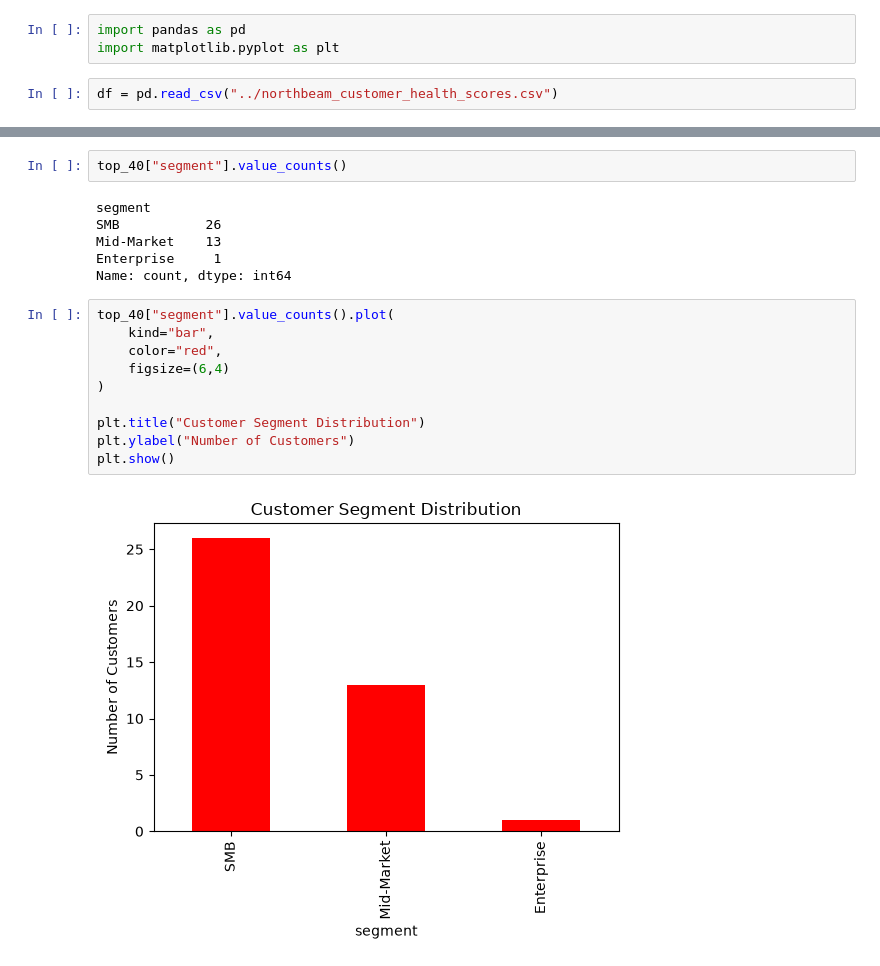
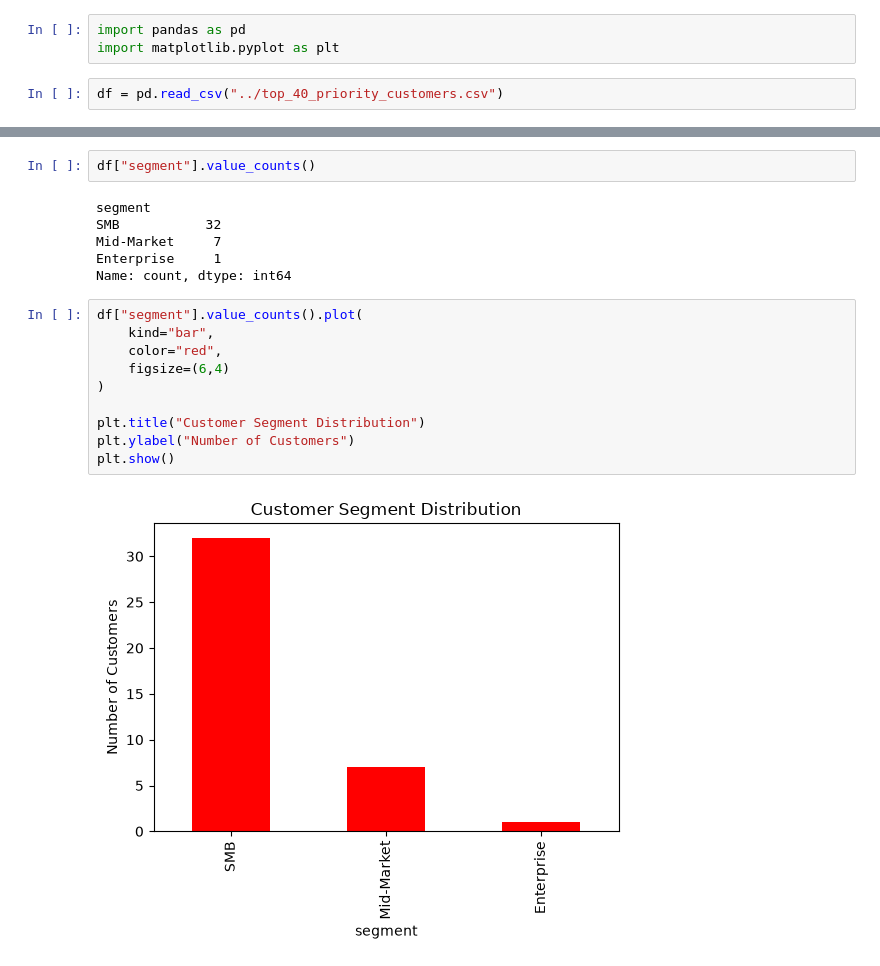
Before and after one commit to hr131464-lgtm/NorthBeam-Customer-Success-Strategy, a Jupyter notebook: notebooks/06_Final_Recommendations.ipynb, the cells around one changed output, grey strips where cells are left out. Cells and saved outputs as stored; diff of their text form.

```diff
--- a/notebooks/06_Final_Recommendations.ipynb
+++ b/notebooks/06_Final_Recommendations.ipynb
@@ -2,5 +2,5 @@
 import pandas as pd
 import matplotlib.pyplot as plt
 # %%
-df = pd.read_csv("../northbeam_customer_health_scores.csv")
+df = pd.read_csv("../top_40_priority_customers.csv")
 # %%
@@ -29,21 +16,21 @@ top_40
 # %%
-top_40["segment"].value_counts()
+df["segment"].value_counts()
 # %% [output]
 segment
-SMB           26
-Mid-Market    13
+SMB           32
+Mid-Market     7
 Enterprise     1
 Name: count, dtype: int64
 # %%
-top_40["segment"].value_counts().plot(
+df["segment"].value_counts().plot(
     kind="bar",
     color="red",
     figsize=(6,4)
 )
 
 plt.title("Customer Segment Distribution")
 plt.ylabel("Number of Customers")
 plt.show()
 # %% [output]
-[figure, old version]
+[figure, new version]
 # %%
```
Also changed, not shown: parts of 6 cells of this notebook, 10 other files.
